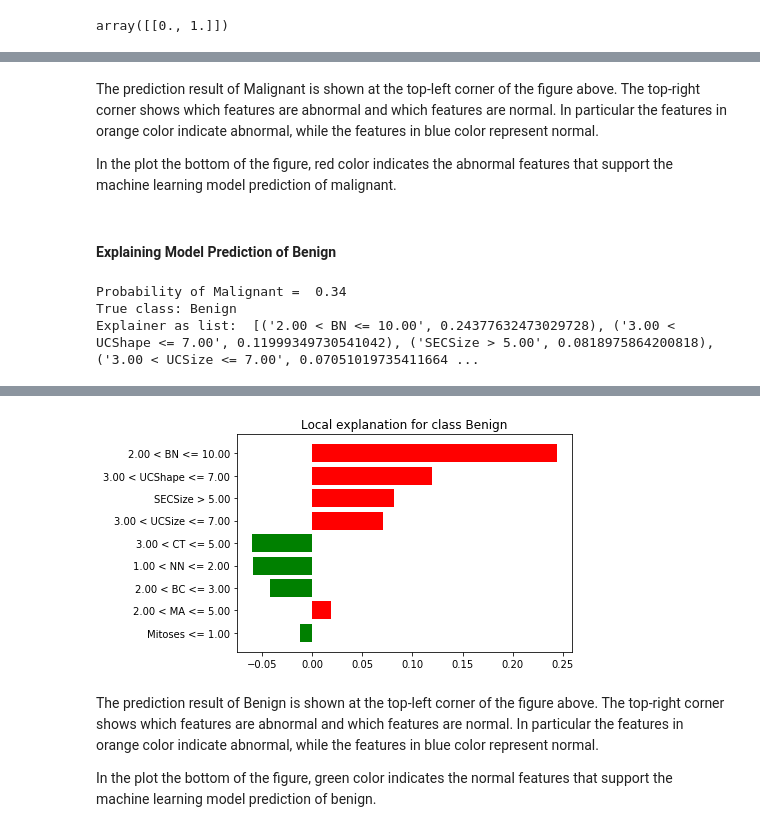
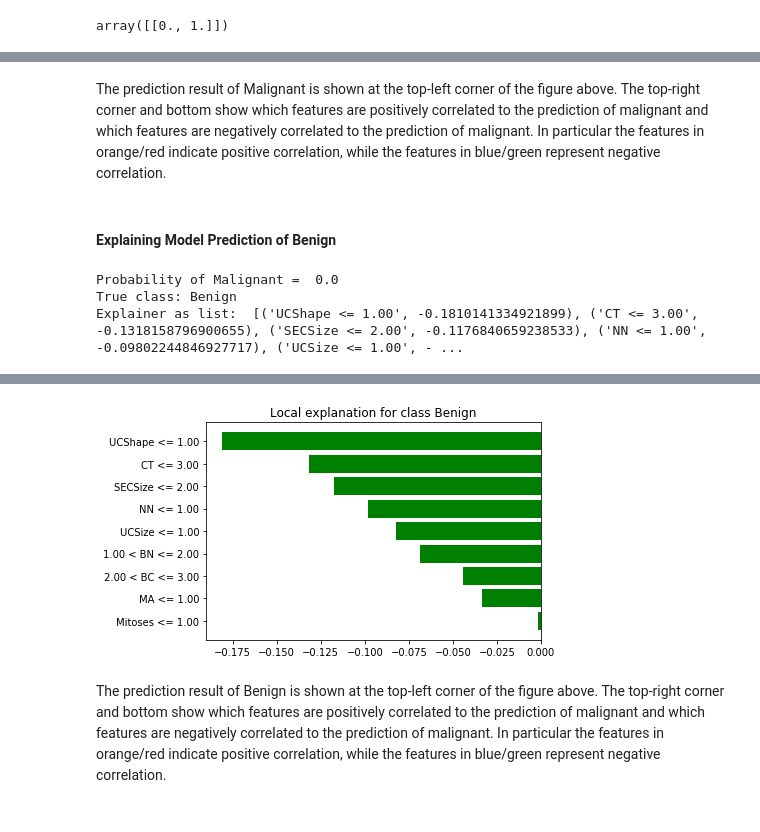
Before and after one commit to yuhuang3/machine-learning, a Jupyter notebook: lime/breast-cancer-wisconsin-LIME.ipynb, the cells around one changed output, grey strips where cells are left out. Cells and saved outputs as stored; diff of their text form; code cells hidden in the pictures.

```diff
--- a/lime/breast-cancer-wisconsin-LIME.ipynb
+++ b/lime/breast-cancer-wisconsin-LIME.ipynb
@@ -452,19 +471,15 @@ Explainer as list:  [('2.00 < BN <= 10.00', 0.2450414277397854), ('UCShape > 7.0
 # %% [markdown]
-The prediction result of Malignant is shown at the top-left corner of the figure above. The top-right corner shows which features are abnormal and which features are normal. In particular the features in orange color indicate abnormal, while the features in blue color represent normal.
-
-In the plot the bottom of the figure, red color indicates the abnormal features that support the machine learning model prediction of malignant.
+The prediction result of Malignant is shown at the top-left corner of the figure above. The top-right corner and bottom show which features are positively correlated to the prediction of malignant and which features are negatively correlated to the prediction of malignant. In particular the features in orange/red indicate positive correlation, while the features in blue/green represent negative correlation.
 # %% [markdown]
 #### Explaining Model Prediction of Benign
 # %%
-sample_B = raw_data.loc[1, feature_names]
+sample_B = raw_data.loc[2, feature_names]
 explain(sample_B, machine_learning_pipeline, label=0) # 0 : explaining Benign
 # %% [output]
-Probability of Malignant =  0.34
+Probability of Malignant =  0.0
 True class: Benign
-Explainer as list:  [('2.00 < BN <= 10.00', 0.24377632473029728), ('3.00 < UCShape <= 7.00', 0.11999349730541042), ('SECSize > 5.00', 0.0818975864200818), ('3.00 < UCSize <= 7.00', 0.07051019735411664 ...
+Explainer as list:  [('UCShape <= 1.00', -0.1810141334921899), ('CT <= 3.00', -0.1318158796900655), ('SECSize <= 2.00', -0.1176840659238533), ('NN <= 1.00', -0.09802244846927717), ('UCSize <= 1.00', - ...
 [interactive output not drawn]
-[figure, old version]
+[figure, new version]
 # %% [markdown]
-The prediction result of Benign is shown at the top-left corner of the figure above. The top-right corner shows which features are abnormal and which features are normal. In particular the features in orange color indicate abnormal, while the features in blue color represent normal.
-
-In the plot the bottom of the figure, green color indicates the normal features that support the machine learning model prediction of benign.
+The prediction result of Benign is shown at the top-left corner of the figure above. The top-right corner and bottom show which features are positively correlated to the prediction of malignant and which features are negatively correlated to the prediction of malignant. In particular the features in orange/red indicate positive correlation, while the features in blue/green represent negative correlation.
```
Also changed, not shown: parts of 5 cells of this notebook.
